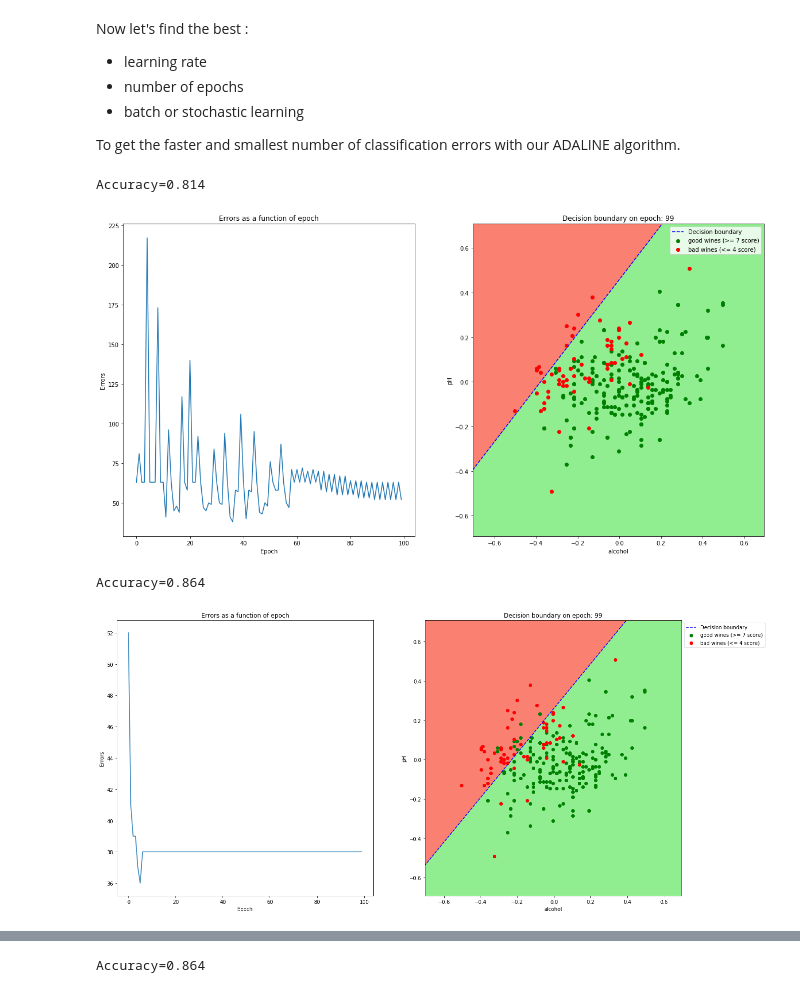
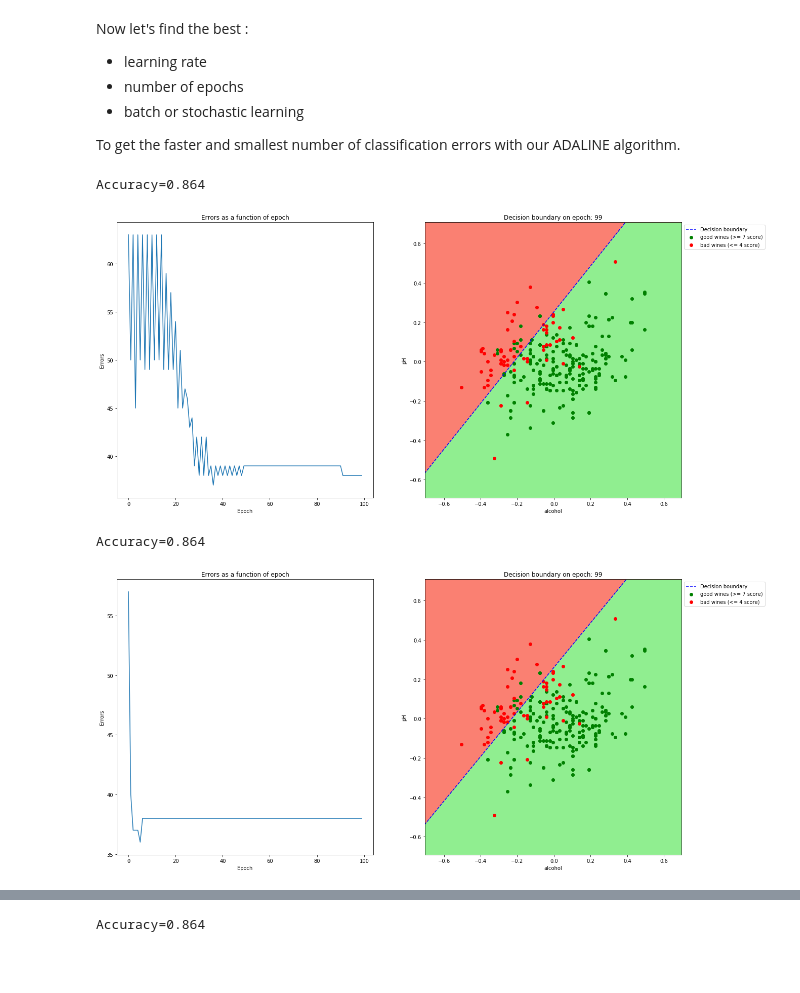
Before and after one commit to yohan-th/ft_sommelier, a Jupyter notebook: ft_sommelier.ipynb, the cells around one changed output, grey strips where cells are left out. Saved outputs shown, nothing was run; the diff lists cells and outputs as text; code cells hidden in the pictures; blank space fills up the shorter version.

Commit message:
fix normalize data pggb

```diff
--- a/ft_sommelier.ipynb
+++ b/ft_sommelier.ipynb
@@ -451,7 +444,7 @@ class Adaline(object):
 
         return self.performance
 # %%
-cpy_slct_data = copy.deepcopy(slct_data)
+cpy_slct_data = slct_data
 
 cpy_slct_data['pH'] = normalize_data(cpy_slct_data['pH'])
 cpy_slct_data['alcohol'] = normalize_data(cpy_slct_data['alcohol'])
@@ -460,7 +453,7 @@ X = cpy_slct_data.loc[:, ['pH', 'alcohol']]
 Y = cpy_slct_data['drunkable'].values
 
 ada = Adaline(lr = 0.5)
-train_adaline = ada.train(X.values, Y, 6, "stochastic")
+train_adaline = ada.train(X.values, Y, 100, "stochastic")
 print(train_adaline[0])
 print("...")
 print(train_adaline[-1])
@@ -481,13 +474,13 @@ Now let's find the best :
 
 To get the faster and smallest number of classification errors with our ADALINE algorithm.
 # %%
-ada = Adaline(lr = 0.5)
+ada = Adaline(lr = 0.05)
 train_adaline = ada.train(X.values, Y, 100, "batch")
 plot_performance(train_adaline, cpy_slct_data, 'alcohol', 'pH', 7, 4)
 print("Accuracy={0:.3f}".format((len(cpy_slct_data) - train_adaline[-1][1]) / len(cpy_slct_data)))
 # %% [output]
-Accuracy=0.814
+Accuracy=0.864
-[figure, old version]
+[figure, new version]
 # %%
 ada = Adaline(lr = 0.5)
 train_adaline = ada.train(X.values, Y, 100, "stochastic")
@@ -495,7 +488,7 @@ plot_performance(train_adaline, cpy_slct_data, 'alcohol', 'pH', 7, 4)
 print("Accuracy={0:.3f}".format((len(cpy_slct_data) - train_adaline[-1][1]) / len(cpy_slct_data)))
 # %% [output]
 Accuracy=0.864
-[figure, old version]
+[figure, new version]
 # %%
 ada = Adaline(lr = 0.005)
 train_adaline = ada.train(X.values, Y, 300, "batch")
```
Also changed, not shown: parts of 28 cells of this notebook.
